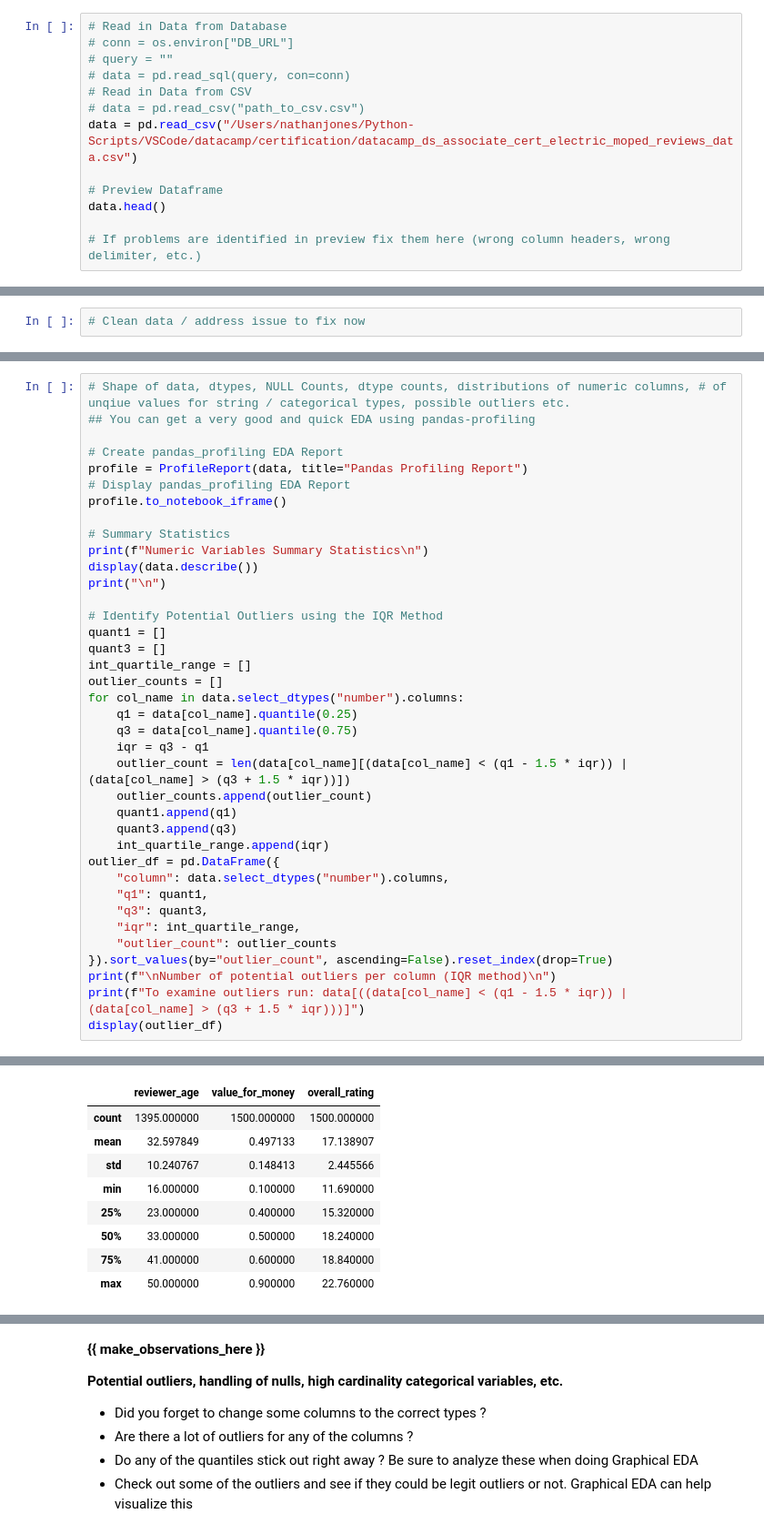
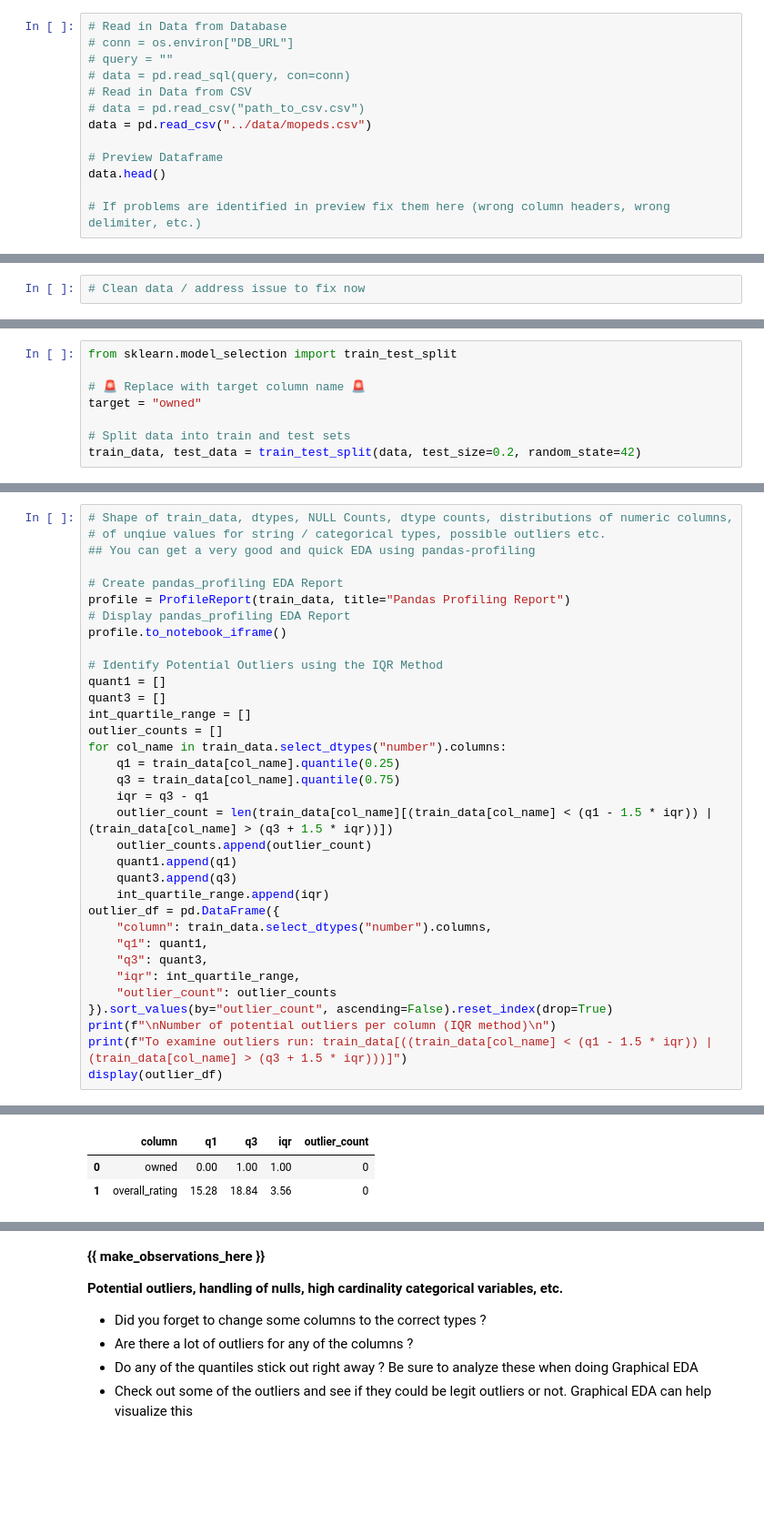
Before and after one commit to nathanjones4323/machine-learning-notebook-template, a Jupyter notebook: templates/classification.ipynb, the cells around one changed output, grey strips where cells are left out. Shown at 91% size. Saved outputs shown, nothing was run; the diff lists cells and outputs as text; blank space fills up the shorter version.

```diff
--- a/templates/classification.ipynb
+++ b/templates/classification.ipynb
@@ -83,7 +68,7 @@ import phik
 # data = pd.read_sql(query, con=conn)
 # Read in Data from CSV
 # data = pd.read_csv("path_to_csv.csv")
-data = pd.read_csv("/Users/nathanjones/Python-Scripts/VSCode/datacamp/certification/datacamp_ds_associate_cert_electric_moped_reviews_data.csv")
+data = pd.read_csv("../data/mopeds.csv")
 
 # Preview Dataframe
 data.head()
@@ -169 +230,9 @@ dtype: int64
+# %%
+from sklearn.model_selection import train_test_split
+
+# 🚨 Replace with target column name 🚨
+target = "owned"
+
+# Split data into train and test sets
+train_data, test_data = train_test_split(data, test_size=0.2, random_state=42)
 # %% [markdown]
@@ -171,42 +240,37 @@ dtype: int64
 
 ---
 # %%
-# Shape of data, dtypes, NULL Counts, dtype counts, distributions of numeric columns, # of unqiue values for string / categorical types, possible outliers etc.
+# Shape of train_data, dtypes, NULL Counts, dtype counts, distributions of numeric columns, # of unqiue values for string / categorical types, possible outliers etc.
 ## You can get a very good and quick EDA using pandas-profiling
 
 # Create pandas_profiling EDA Report
-profile = ProfileReport(data, title="Pandas Profiling Report")
+profile = ProfileReport(train_data, title="Pandas Profiling Report")
 # Display pandas_profiling EDA Report
 profile.to_notebook_iframe()
-
-# Summary Statistics
-print(f"Numeric Variables Summary Statistics\n")
-display(data.describe())
-print("\n")
 
 # Identify Potential Outliers using the IQR Method
 quant1 = []
 quant3 = []
 int_quartile_range = []
 outlier_counts = []
-for col_name in data.select_dtypes("number").columns:
-    q1 = data[col_name].quantile(0.25)
-    q3 = data[col_name].quantile(0.75)
+for col_name in train_data.select_dtypes("number").columns:
+    q1 = train_data[col_name].quantile(0.25)
+    q3 = train_data[col_name].quantile(0.75)
     iqr = q3 - q1
-    outlier_count = len(data[col_name][(data[col_name] < (q1 - 1.5 * iqr)) | (data[col_name] > (q3 + 1.5 * iqr))])
+    outlier_count = len(train_data[col_name][(train_data[col_name] < (q1 - 1.5 * iqr)) | (train_data[col_name] > (q3 + 1.5 * iqr))])
     outlier_counts.append(outlier_count)
     quant1.append(q1)
     quant3.append(q3)
     int_quartile_range.append(iqr)
 outlier_df = pd.DataFrame({
-    "column": data.select_dtypes("number").columns,
+    "column": train_data.select_dtypes("number").columns,
     "q1": quant1,
     "q3": quant3,
     "iqr": int_quartile_range,
     "outlier_count": outlier_counts
 }).sort_values(by="outlier_count", ascending=False).reset_index(drop=True)
 print(f"\nNumber of potential outliers per column (IQR method)\n")
-print(f"To examine outliers run: data[((data[col_name] < (q1 - 1.5 * iqr)) | (data[col_name] > (q3 + 1.5 * iqr)))]")
+print(f"To examine outliers run: train_data[((train_data[col_name] < (q1 - 1.5 * iqr)) | (train_data[col_name] > (q3 + 1.5 * iqr)))]")
 display(outlier_df)
 # %% [output]
 [interactive output not drawn]
@@ -214,9 +280,3 @@ Numeric Variables Summary Statistics
-|  | reviewer_age | value_for_money | overall_rating |
-| count | 1395.000000 | 1500.000000 | 1500.000000 |
-| mean | 32.597849 | 0.497133 | 17.138907 |
-| std | 10.240767 | 0.148413 | 2.445566 |
-| min | 16.000000 | 0.100000 | 11.690000 |
-| 25% | 23.000000 | 0.400000 | 15.320000 |
-| 50% | 33.000000 | 0.500000 | 18.240000 |
-| 75% | 41.000000 | 0.600000 | 18.840000 |
-| max | 50.000000 | 0.900000 | 22.760000 |
+|  | column | q1 | q3 | iqr | outlier_count |
+| 0 | owned | 0.00 | 1.00 | 1.00 | 0 |
+| 1 | overall_rating | 15.28 | 18.84 | 3.56 | 0 |
```
Also changed, not shown: parts of 75 cells of this notebook, 6 other files.
